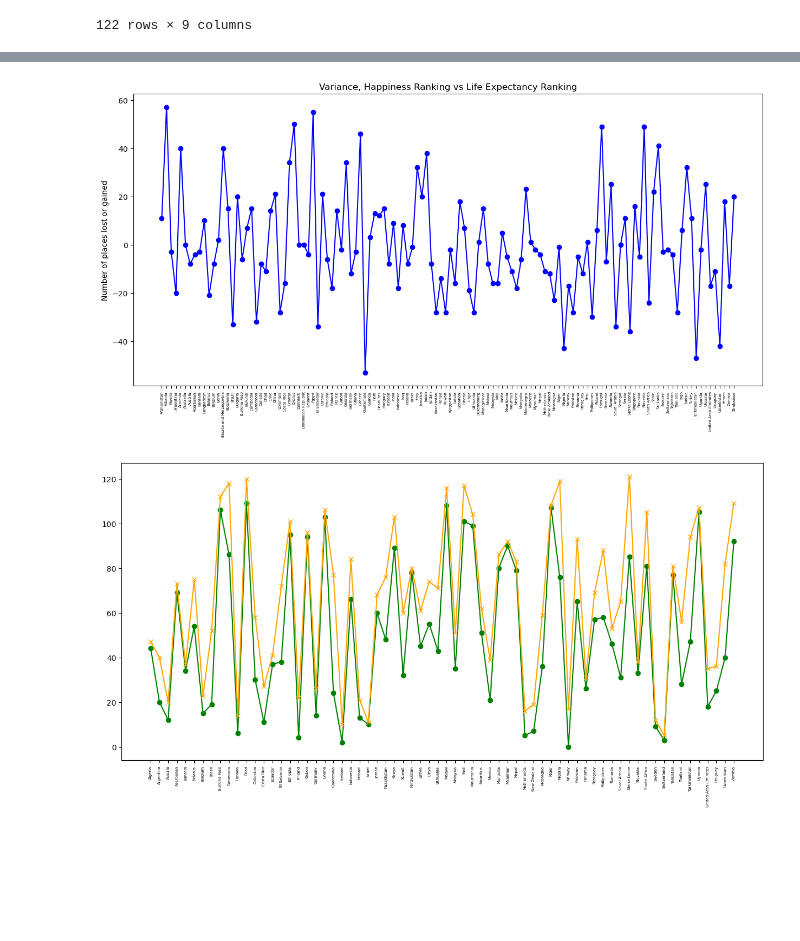
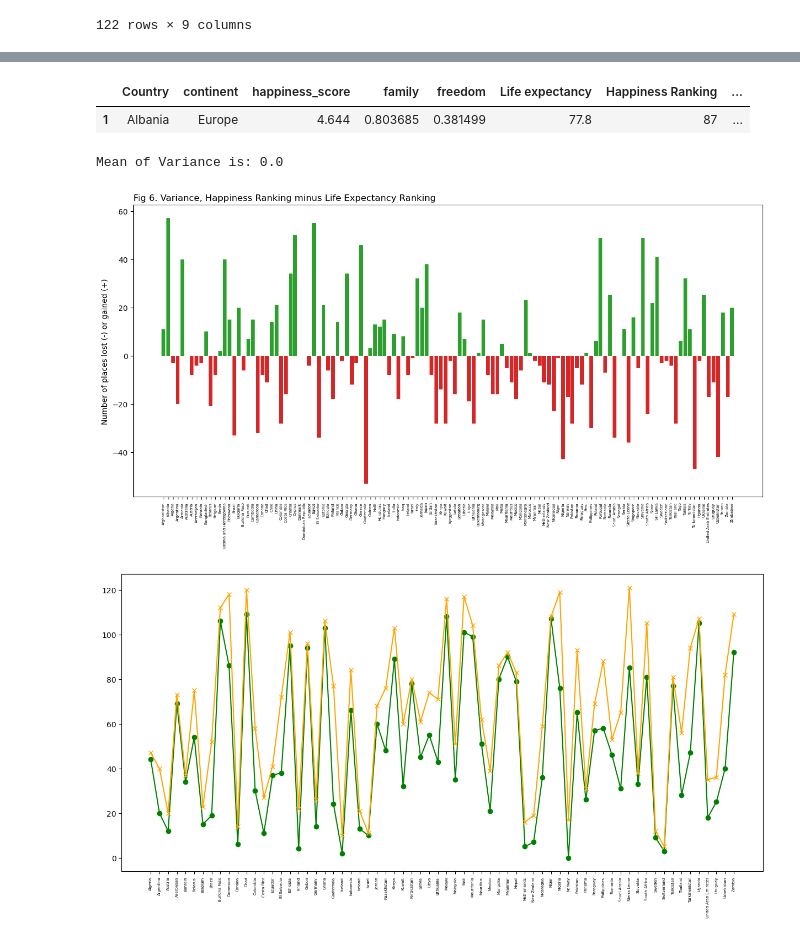
Before and after one commit to camerondifalco1/Project1, a Jupyter notebook: PB_life_happiness_variance.ipynb, the cells around one changed output, grey strips where cells are left out. Cells and saved outputs as stored; diff of their text form; code cells hidden in the pictures; blank space fills up the shorter version.

```diff
--- a/life_happiness_variance.ipynb
+++ b/PB_life_happiness_variance.ipynb
@@ -109,24 +115,33 @@ all_ranked
+# %%
+poi2 = all_ranked.loc[all_ranked["Country"] == "Albania"]
+poi2
+# %% [output]
+|  | Country | continent | happiness_score | family | freedom | Life expectancy | Happiness Ranking | ... |
+| 1 | Albania | Europe | 4.644 | 0.803685 | 0.381499 | 77.8 | 87 | ... |
 # %%
 x_axis = all_ranked["Country"]
 y_happy = all_ranked["Happiness Ranking"]
 y_life = all_ranked["Life Expectancy Ranking"]
 y_variance = all_ranked["Variance (Happiness-Life)"]
 
+colour = ['tab:green' if v >= 0 else 'tab:red' for v in y_variance]
+var_mean = all_ranked['Variance (Happiness-Life)'].mean()
 
 size = plt.figure()
 size.set_figwidth(15)
 size.set_figheight(7)
 
-variance = plt.plot(x_axis, y_variance, marker="o", color="blue", label="Variance")
-plt.title("Variance, Happiness Ranking vs Life Expectancy Ranking")
-plt.ylabel("Number of places lost or gained")
+variance = plt.bar(x_axis, y_variance, color=colour, label="Variance")
+plt.title("Fig 6. Variance, Happiness Ranking minus Life Expectancy Ranking", loc='left')
+plt.ylabel("Number of places lost (-) or gained (+)")
 plt.xticks(size=5,rotation=90)
 
-
+print(f"Mean of Variance is: {var_mean} ")
 plt.savefig("output_data/variance.png")
 plt.show()
 # %% [output]
+Mean of Variance is: 0.0
-[figure, old version]
+[figure, new version]
 # %%
 #countries that have lost rank on life (eg higher happiness ranking)
 lower_rankings = all_ranked.loc[all_ranked["Variance (Happiness-Life)"] < 0]
```
Also changed, not shown: parts of 2 cells of this notebook, 6 other files.
